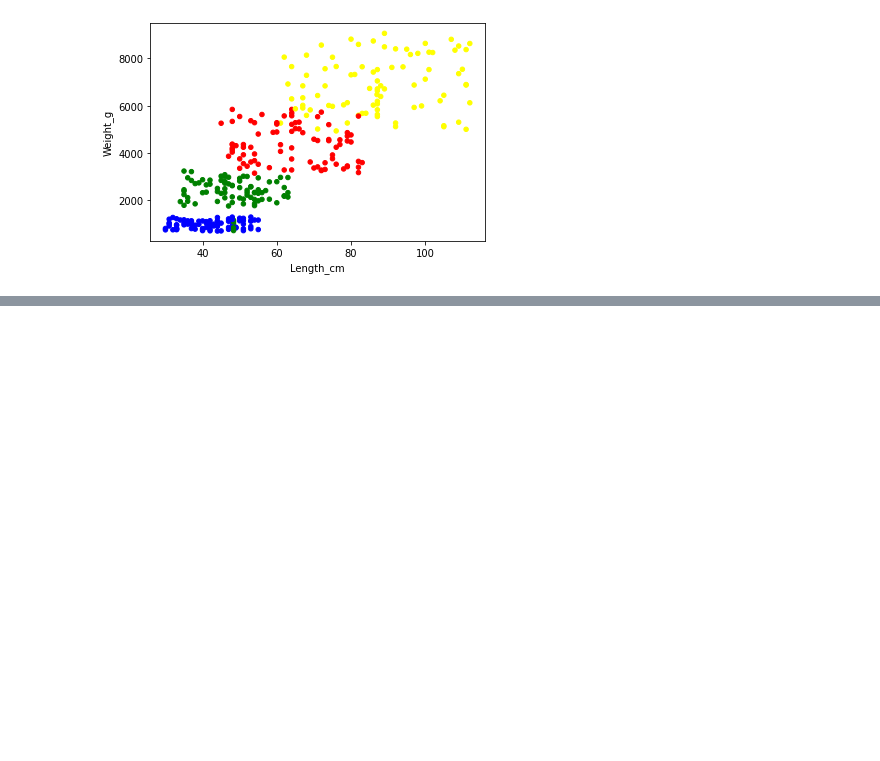
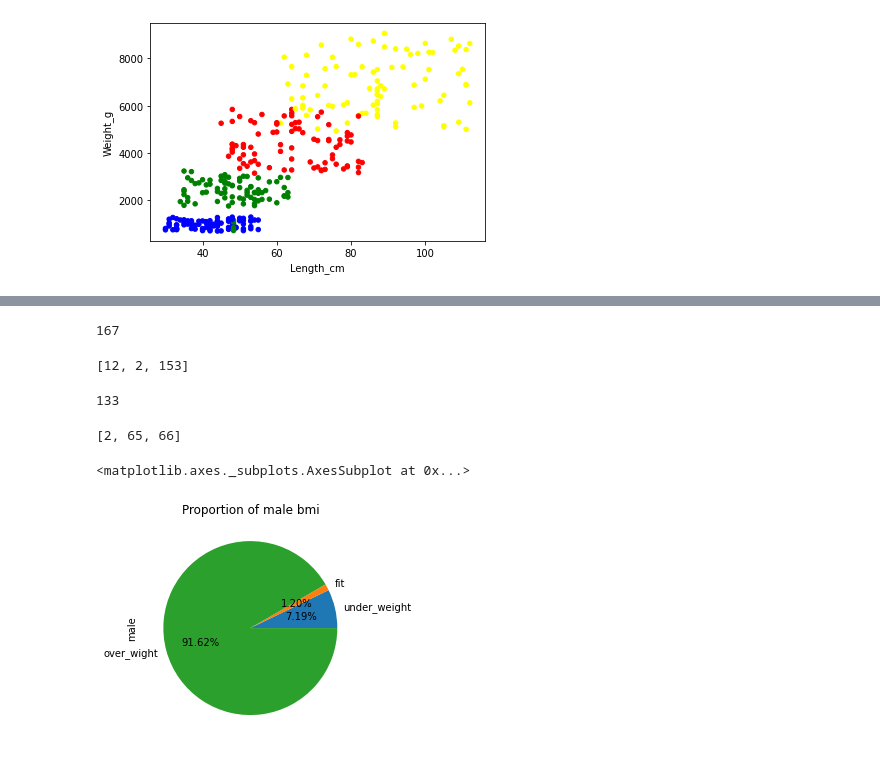
Before and after one commit to Hero0963/data-science-, a Jupyter notebook: data_science_ch05.ipynb, the cells around one changed output, grey strips where cells are left out. Drawn from its saved outputs; the diff is of its cells as text; code cells hidden in the pictures; blank space fills up the shorter version.

```diff
--- a/data_science_ch05.ipynb
+++ b/data_science_ch05.ipynb
@@ -75,0 +99,47 @@ df.to_csv('/content/MyGoogleDrive/My Drive/Colab Notebooks/Python_Data_Science/p
+# %%
+df['BMI']= df['Weight_kg'] / ((df['Height_cm']/100.0)**2)
+# df['BMI']
+
+bmi_order=['under_weight','fit','over_wight']
+
+bmi_under_weight=18.5
+bmi_over_wight=24
+
+df_gender=df.groupby('Gender')
+# %%
+# count by bmi
+df_male=df_gender.get_group('Male')
+# print(type(df_male))
+print(df_male['ID'].count())
+
+under_weight_count=df_male['ID'][df_male['BMI']<bmi_under_weight].count()
+fit_count=df_male['ID'][df_male['BMI'].between(bmi_under_weight,bmi_over_wight)].count()+df_male['ID'][df_male['BMI']==bmi_under_weight].count()
+over_weight_count=df_male['ID'][df_male['BMI']>=bmi_over_wight].count()
+mb=[under_weight_count,fit_count,over_weight_count]
+mb
+# %% [output]
+167
+[12, 2, 153]
+# %%
+df_female=df_gender.get_group('Female')
+print(df_female['ID'].count())
+
+under_weight_count=df_female['ID'][df_female['BMI']<bmi_under_weight].count()
+fit_count=df_female['ID'][df_female['BMI'].between(bmi_under_weight,bmi_over_wight)].count()+df_female['ID'][df_female['BMI']==bmi_under_weight].count()
+over_weight_count=df_female['ID'][df_female['BMI']>=bmi_over_wight].count()
+fmb=[under_weight_count,fit_count,over_weight_count]
+fmb
+# %% [output]
+133
+[2, 65, 66]
+# %%
+# plot bar graph
+df_bmi=pd.DataFrame()
+df_bmi.index=bmi_order
+df_bmi['male']=mb
+df_bmi['female']=fmb
+
+df_bmi['male'].plot(kind='pie',title='Proportion of male bmi', autopct='%.2f%%')
+# %% [output]
+<matplotlib.axes._subplots.AxesSubplot at 0x...>
+[figure, added]
```
Also changed, not shown: parts of 12 cells of this notebook.
